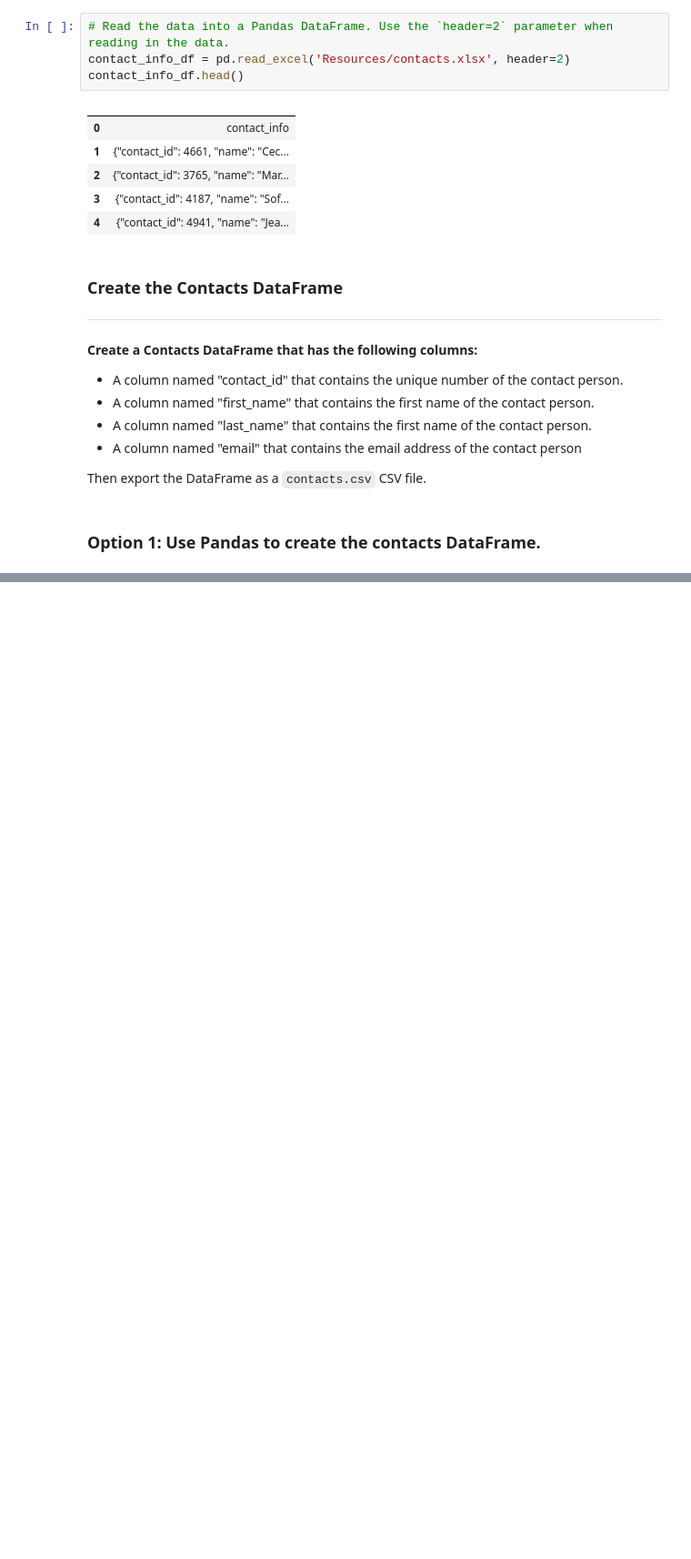
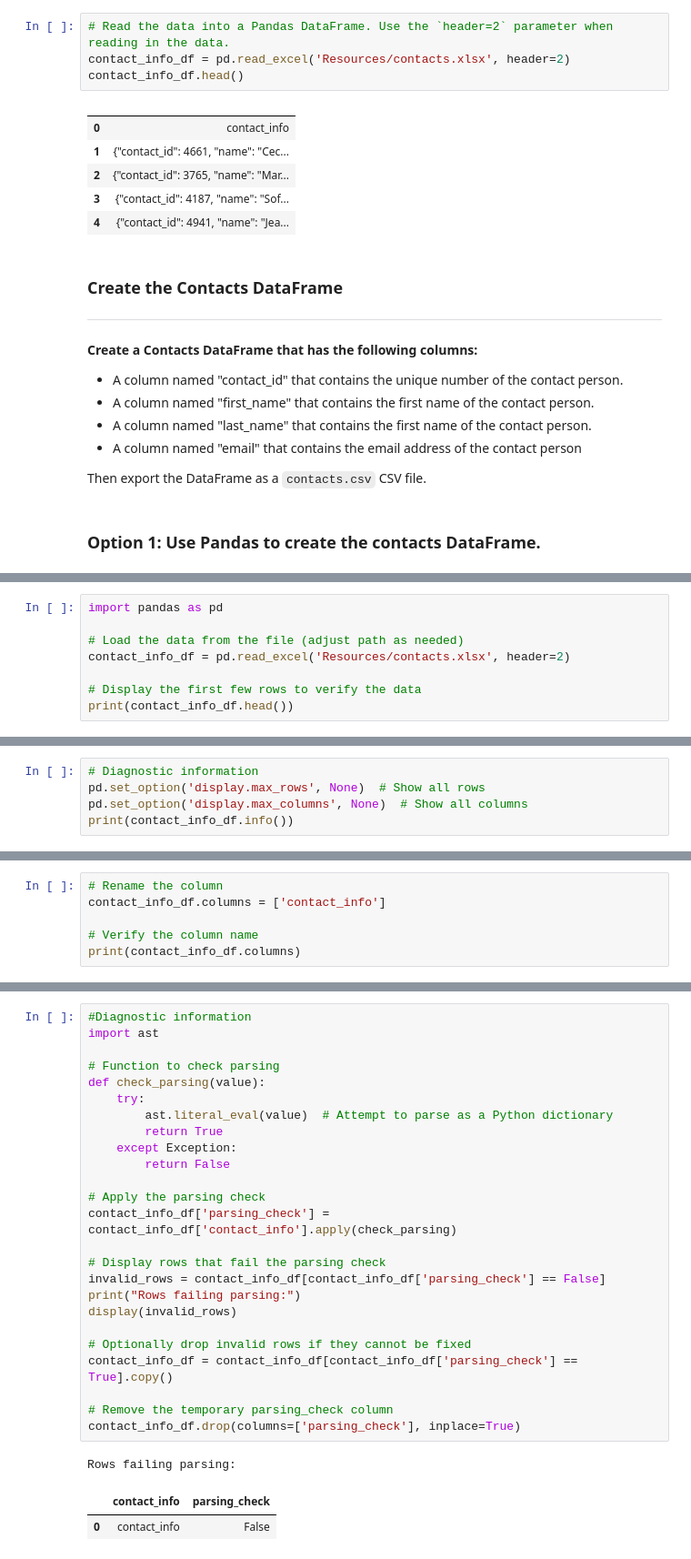
Before and after one commit to feLLpe04/Crowdfunding_ETL, a Jupyter notebook: ETL_Mini_Project_FSuarez.ipynb, the cells around one changed output, grey strips where cells are left out. Shown: that part at 91% size. Cells and saved outputs as stored; diff of their text form; blank space fills up the shorter version.

```diff
--- a/ETL_Mini_Project_FSuarez.ipynb
+++ b/ETL_Mini_Project_FSuarez.ipynb
@@ -582,0 +366,8 @@ memory usage: 31.4+ KB
+# %%
+import pandas as pd
+
+# Load the data from the file (adjust path as needed)
+contact_info_df = pd.read_excel('Resources/contacts.xlsx', header=2)
+
+# Display the first few rows to verify the data
+print(contact_info_df.head())
@@ -582,0 +380,5 @@ memory usage: 31.4+ KB
+# %%
+# Diagnostic information
+pd.set_option('display.max_rows', None)  # Show all rows
+pd.set_option('display.max_columns', None)  # Show all columns
+print(contact_info_df.info())
@@ -582,0 +400,6 @@ memory usage: 31.4+ KB
+# %%
+# Rename the column
+contact_info_df.columns = ['contact_info']
+
+# Verify the column name
+print(contact_info_df.columns)
@@ -582,0 +415,29 @@ memory usage: 31.4+ KB
+# %%
+#Diagnostic information
+import ast
+
+# Function to check parsing
+def check_parsing(value):
+    try:
+        ast.literal_eval(value)  # Attempt to parse as a Python dictionary
+        return True
+    except Exception:
+        return False
+
+# Apply the parsing check
+contact_info_df['parsing_check'] = contact_info_df['contact_info'].apply(check_parsing)
+
+# Display rows that fail the parsing check
+invalid_rows = contact_info_df[contact_info_df['parsing_check'] == False]
+print("Rows failing parsing:")
+display(invalid_rows)
+
+# Optionally drop invalid rows if they cannot be fixed
+contact_info_df = contact_info_df[contact_info_df['parsing_check'] == True].copy()
+
+# Remove the temporary parsing_check column
+contact_info_df.drop(columns=['parsing_check'], inplace=True)
+# %% [output]
+Rows failing parsing:
+|  | contact_info | parsing_check |
+| 0 | contact_info | False |
```
Also changed, not shown: parts of 49 cells of this notebook, 2 other files.
